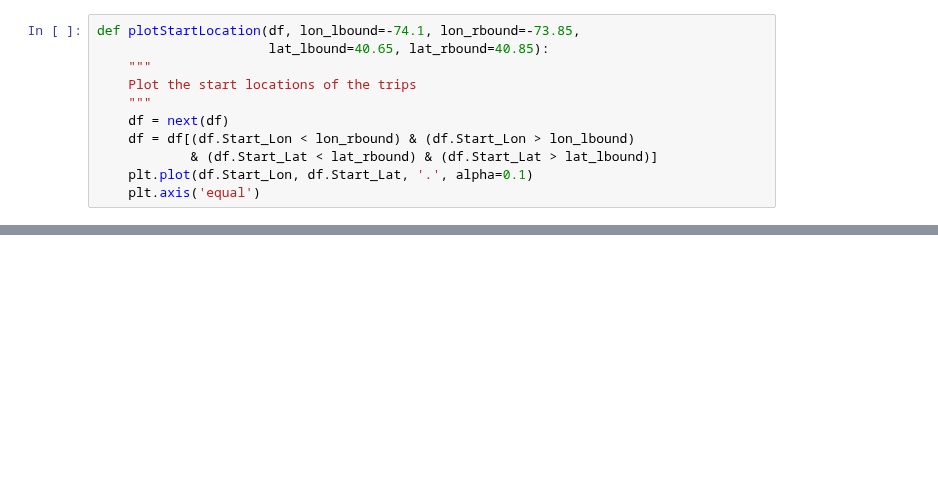
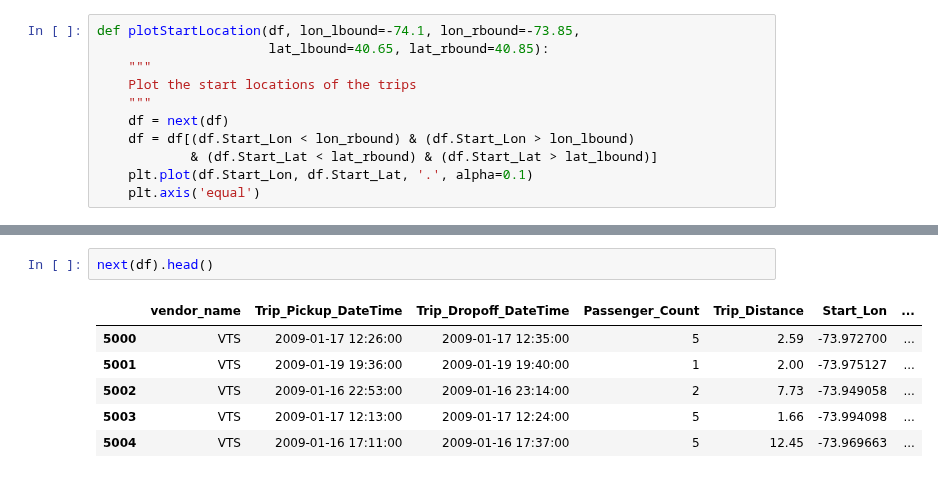
Before and after one commit to M20190649/cs281-final-taxi, a Jupyter notebook: 2017-10-25_YL.ipynb, the cells around one changed output, grey strips where cells are left out. Cells and saved outputs as stored; diff of their text form; blank space fills up the shorter version.

```diff
--- a/2017-10-25_YL.ipynb
+++ b/2017-10-25_YL.ipynb
@@ -20,3 +24,12 @@ plotStartLocation(df)
 # %% [output]
 [interactive output not drawn]
 [interactive output not drawn]
+# %%
+next(df).head()
+# %% [output]
+|  | vendor_name | Trip_Pickup_DateTime | Trip_Dropoff_DateTime | Passenger_Count | Trip_Distance | Start_Lon | ... |
+| 5000 | VTS | 2009-01-17 12:26:00 | 2009-01-17 12:35:00 | 5 | 2.59 | -73.972700 | ... |
+| 5001 | VTS | 2009-01-19 19:36:00 | 2009-01-19 19:40:00 | 1 | 2.00 | -73.975127 | ... |
+| 5002 | VTS | 2009-01-16 22:53:00 | 2009-01-16 23:14:00 | 2 | 7.73 | -73.949058 | ... |
+| 5003 | VTS | 2009-01-17 12:13:00 | 2009-01-17 12:24:00 | 5 | 1.66 | -73.994098 | ... |
+| 5004 | VTS | 2009-01-16 17:11:00 | 2009-01-16 17:37:00 | 5 | 12.45 | -73.969663 | ... |
```
Also changed, not shown: parts of 6 cells of this notebook.
